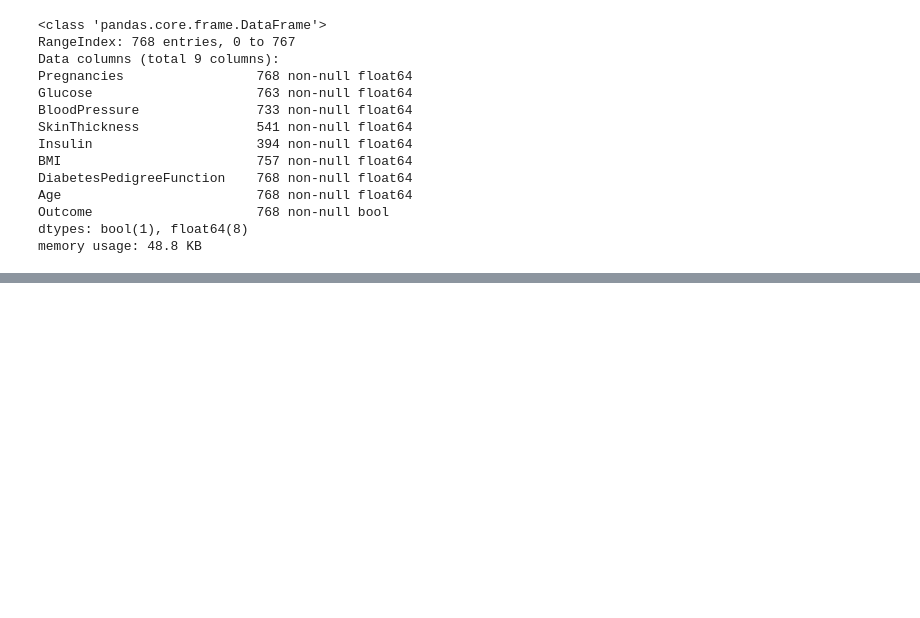
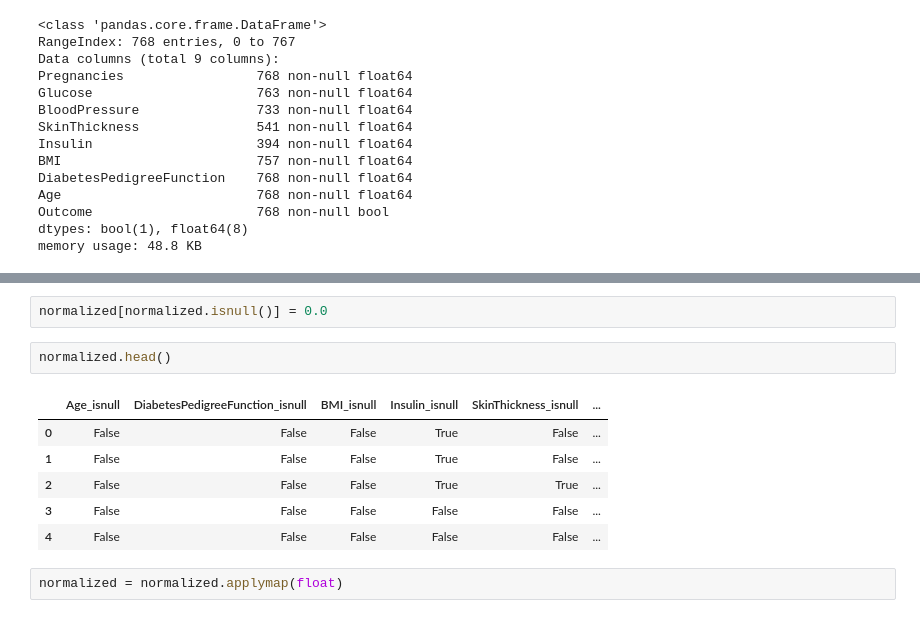
Before and after one commit to returnlove/python_for_DS, a Jupyter notebook: Pandas.ipynb, the cells around one changed output, grey strips where cells are left out. Saved outputs shown, nothing was run; the diff lists cells and outputs as text; blank space fills up the shorter version.

```diff
--- a/Pandas.ipynb
+++ b/Pandas.ipynb
@@ -247,0 +387,13 @@ memory usage: 48.8 KB
+# %%
+normalized[normalized.isnull()] = 0.0
+# %%
+normalized.head()
+# %% [output]
+|  | Age_isnull | DiabetesPedigreeFunction_isnull | BMI_isnull | Insulin_isnull | SkinThickness_isnull | ... |
+| 0 | False | False | False | True | False | ... |
+| 1 | False | False | False | True | False | ... |
+| 2 | False | False | False | True | True | ... |
+| 3 | False | False | False | False | False | ... |
+| 4 | False | False | False | False | False | ... |
+# %%
+normalized = normalized.applymap(float)
```
Also changed, not shown: parts of 18 cells of this notebook.
